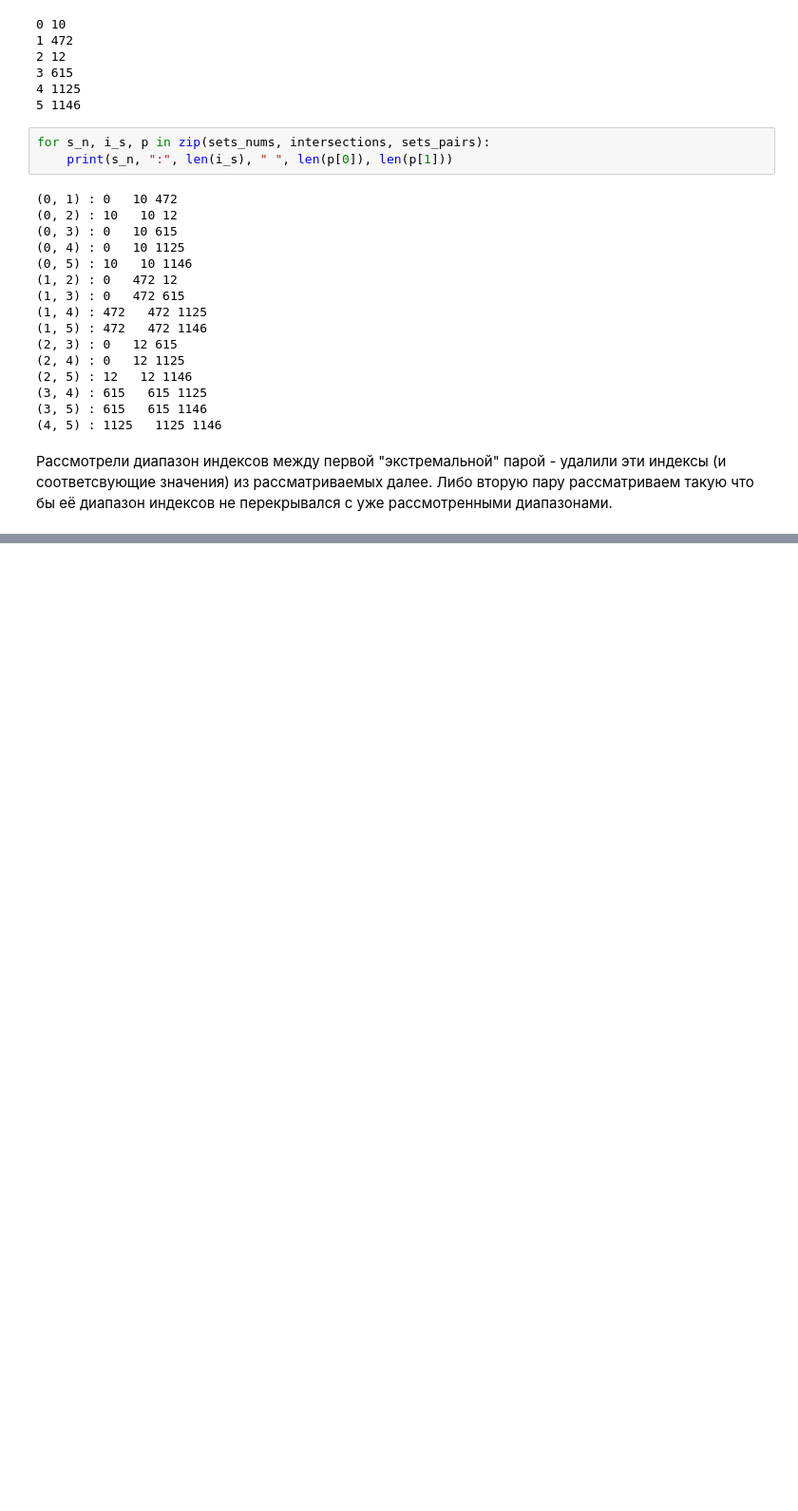
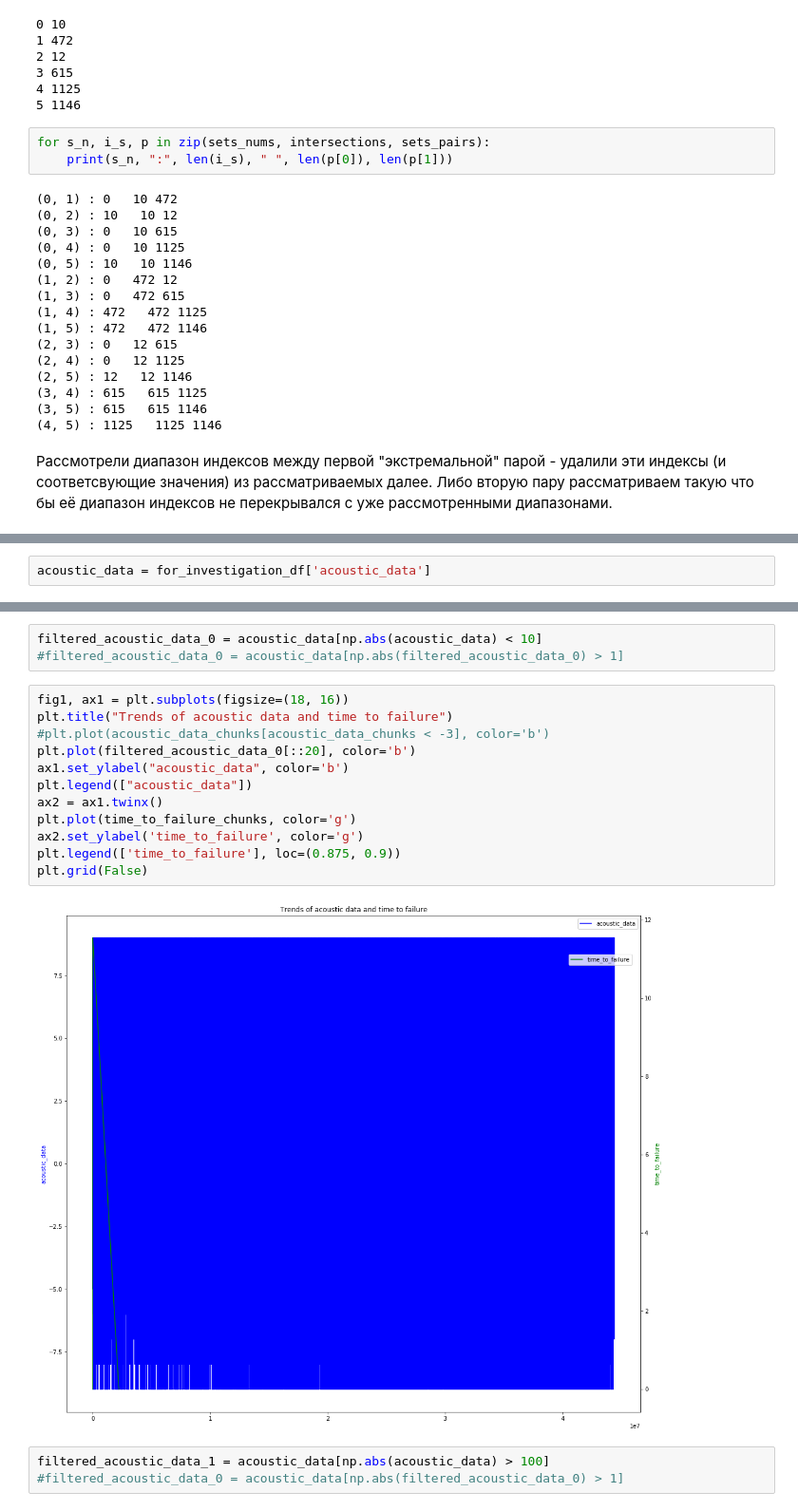
Before and after one commit to contemplat0r/LANL_Earthquake_Prediction, a Jupyter notebook: lanl-data-investigation-and-learn.ipynb, the cells around one changed output, grey strips where cells are left out. Shown at 95% size. Saved outputs shown, nothing was run; the diff lists cells and outputs as text; blank space fills up the shorter version.

```diff
--- a/lanl-data-investigation-and-learn.ipynb
+++ b/lanl-data-investigation-and-learn.ipynb
@@ -949,0 +985,2 @@ for s_n, i_s, p in zip(sets_nums, intersections, sets_pairs):
+# %%
+acoustic_data = for_investigation_df['acoustic_data']
@@ -949,0 +991,20 @@ for s_n, i_s, p in zip(sets_nums, intersections, sets_pairs):
+# %%
+filtered_acoustic_data_0 = acoustic_data[np.abs(acoustic_data) < 10]
+#filtered_acoustic_data_0 = acoustic_data[np.abs(filtered_acoustic_data_0) > 1]
+# %%
+fig1, ax1 = plt.subplots(figsize=(18, 16))
+plt.title("Trends of acoustic data and time to failure")
+#plt.plot(acoustic_data_chunks[acoustic_data_chunks < -3], color='b')
+plt.plot(filtered_acoustic_data_0[::20], color='b')
+ax1.set_ylabel("acoustic_data", color='b')
+plt.legend(["acoustic_data"])
+ax2 = ax1.twinx()
+plt.plot(time_to_failure_chunks, color='g')
+ax2.set_ylabel('time_to_failure', color='g')
+plt.legend(['time_to_failure'], loc=(0.875, 0.9))
+plt.grid(False)
+# %% [output]
+[figure, added]
+# %%
+filtered_acoustic_data_1 = acoustic_data[np.abs(acoustic_data) > 100]
+#filtered_acoustic_data_0 = acoustic_data[np.abs(filtered_acoustic_data_0) > 1]
```
Also changed, not shown: parts of 22 cells of this notebook, 3 other files.
